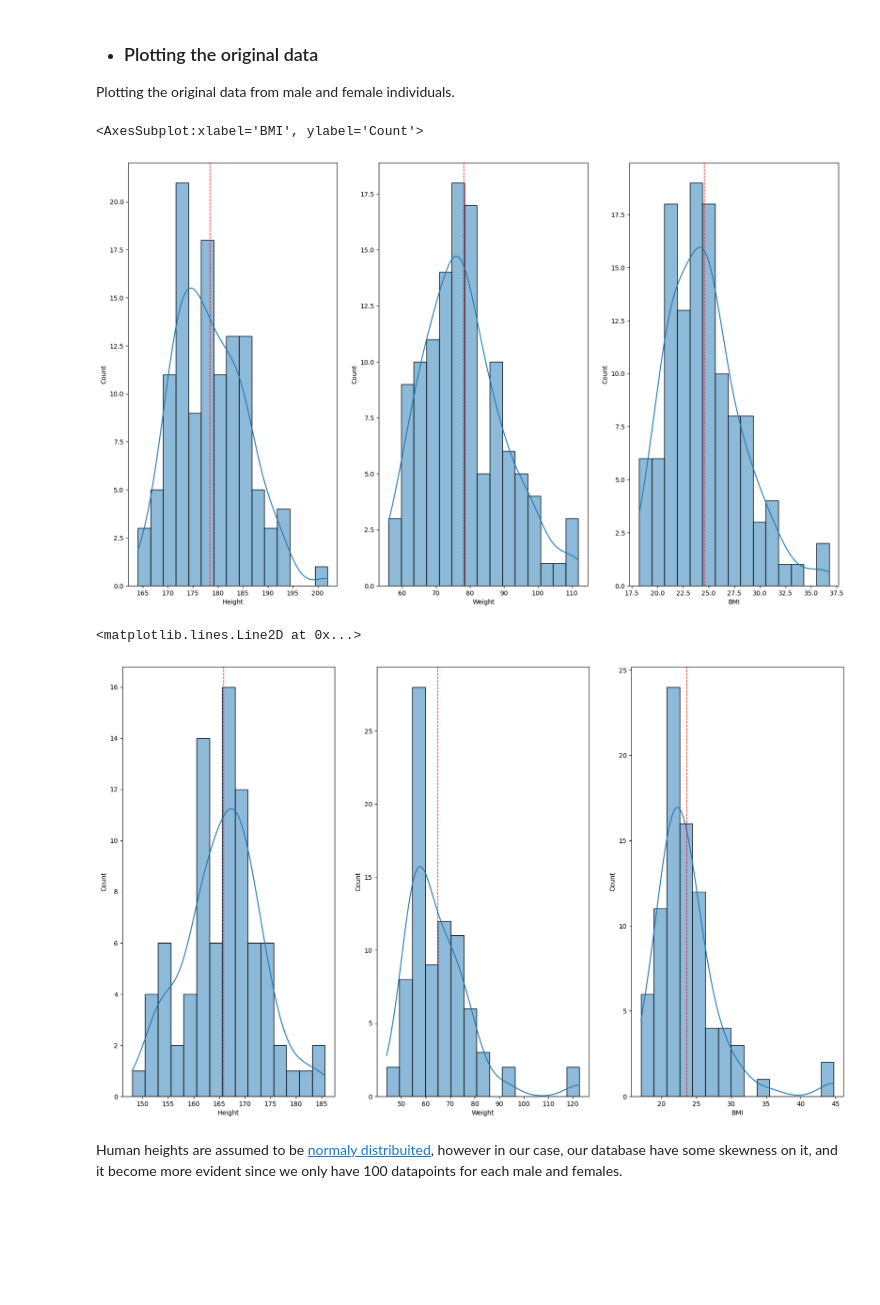
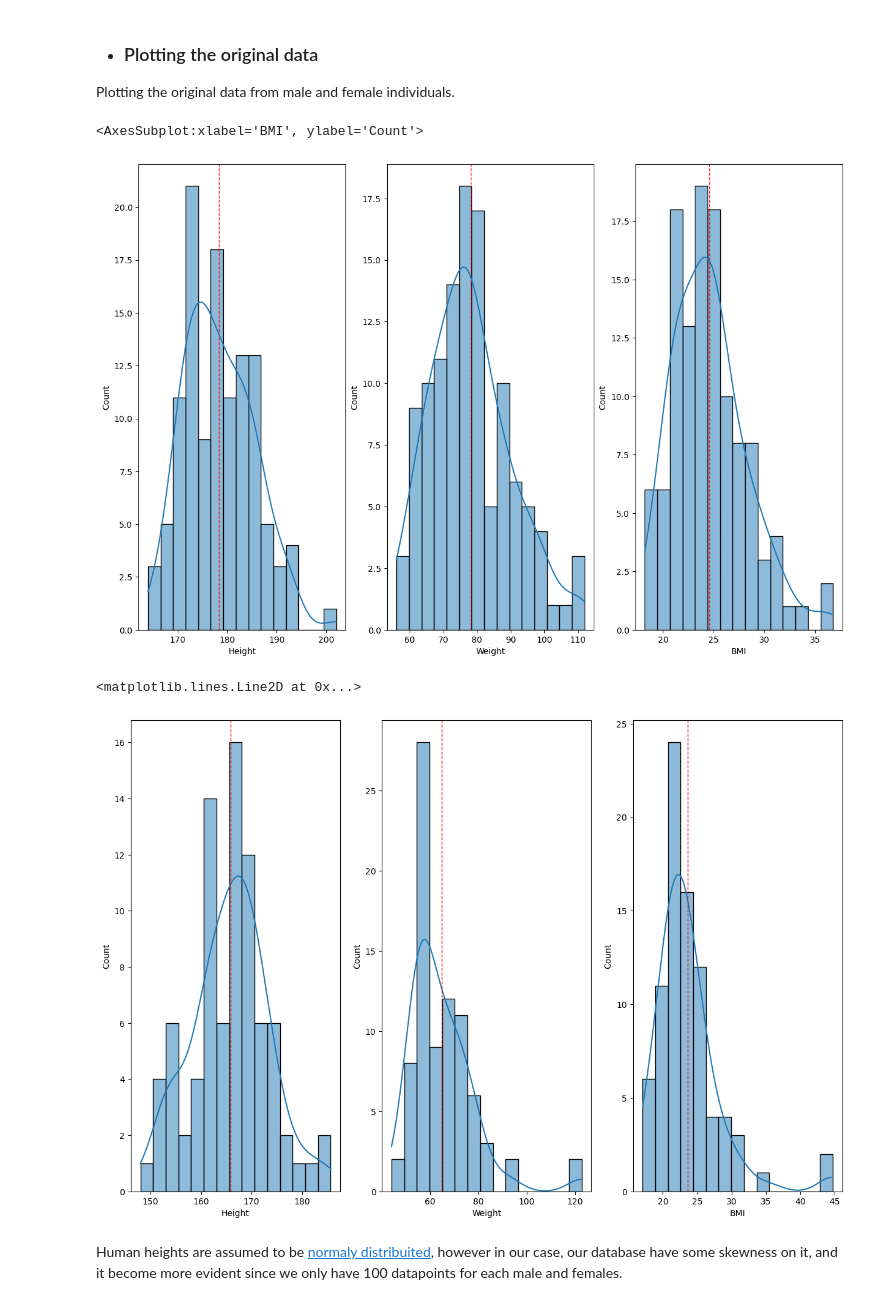
Before and after one commit to ReRiva/PfDA-Assignment, a Jupyter notebook: ProgfDA_Project.ipynb, the cells around one changed output. Saved outputs shown, nothing was run; the diff lists cells and outputs as text; code cells hidden in the pictures; blank space fills up the shorter version.

```diff
--- a/ProgfDA_Project.ipynb
+++ b/ProgfDA_Project.ipynb
@@ -297,25 +297,28 @@ Weight mean for males is: 64.806867 and standard deviation is: 13.455118
 - ### Plotting the original data
 Plotting the original data from male and female individuals.
 # %%
-# Creating a dstribuition plot for height and weight for males
+# Creating a dstribuition plot for height, weight and BMI for males
 
-fig, axs = plt.subplots(figsize=(20, 12), ncols=3)
+fig, axs = plt.subplots(figsize=(15, 10), ncols=3)
 
 axs[0].axvline(h_mean_males, color='r', linestyle='dashed', linewidth=1)
 sns.histplot(kde=True, data=males['Height'], bins = 15, ax=axs[0])
 
+
+
 axs[1].axvline(w_mean_males, color='r', linestyle='dashed', linewidth=1)
 sns.histplot(kde=True, data=males['Weight'], bins = 15, ax=axs[1])
 
+
 axs[2].axvline(bmi_mean_males, color='r', linestyle='dashed', linewidth=1)
 sns.histplot(kde=True, data=males['BMI'], bins = 15, ax=axs[2])
 # %% [output]
 <AxesSubplot:xlabel='BMI', ylabel='Count'>
-[figure, old version]
+[figure, new version]
 # %%
 # Creating a dstribuition plot for height and weight for females
 
-fig, axs = plt.subplots(figsize=(20, 12), ncols=3)
+fig, axs = plt.subplots(figsize=(15, 10), ncols=3)
 
 sns.histplot(kde=True, data=females['Height'], bins = 15, ax=axs[0])
 axs[0].axvline(h_mean_females, color='r', linestyle='dashed', linewidth=1)
@@ -327,7 +330,7 @@ sns.histplot(kde=True, data=females['BMI'], bins = 15, ax=axs[2])
 axs[2].axvline(bmi_mean_females, color='r', linestyle='dashed', linewidth=1)
 # %% [output]
 <matplotlib.lines.Line2D at 0x...>
-[figure, old version]
+[figure, new version]
 # %% [markdown]
 Human heights are assumed to be [normaly distribuited](http://www.math.iup.edu/~clamb/class/math217/3_1-normal-distribution/), however in our case, our database have some skewness on it, and it become more evident since we only have 100 datapoints for each male and females.
 # %% [markdown]
```
Also changed, not shown: parts of 30 cells of this notebook, 1 other file.
